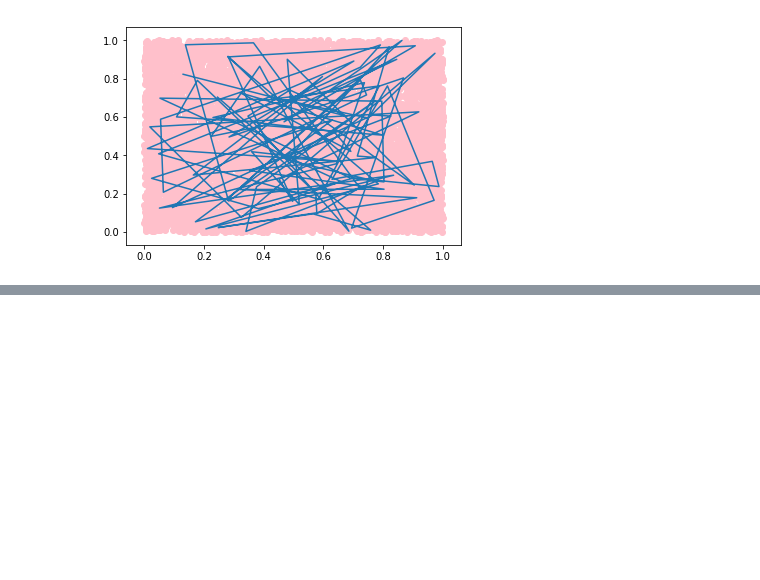
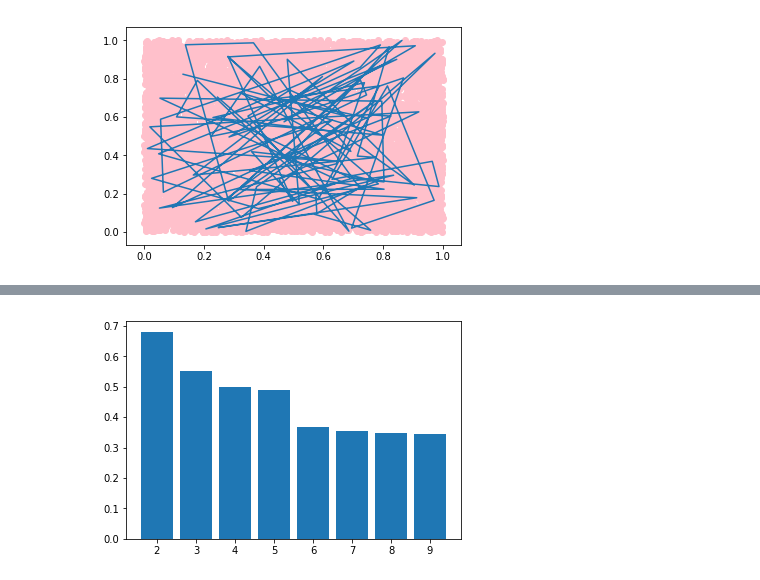
Before and after one commit to yoyo841113/hello-world, a Jupyter notebook: B03090071.ipynb, the cells around one changed output, grey strips where cells are left out. Cells and saved outputs as stored; diff of their text form; code cells hidden in the pictures; blank space fills up the shorter version.

```diff
--- a/B03090071.ipynb
+++ b/B03090071.ipynb
@@ -160,0 +186,5 @@ pt.show()
+# %%
+#Scikit Learn 機器學習
+from sklearn import datasets  #datasets是資料集
+iris=datasets.load_iris()  #iris是鳶尾花的資料庫
+iris
@@ -160,0 +209,7 @@ pt.show()
+# %%
+from sklearn import datasets
+iris=datasets.load_iris()
+print(iris["DESCR"])  #資料集描述資料
+print(iris["feature_names"])  #資料集欄位名稱
+print(iris["data"])   #資料集的資料
+print(iris["target"])   #資料集的分類結果
@@ -160,0 +234,9 @@ pt.show()
+# %%
+#KMeans演算法
+from sklearn import datasets,cluster #從sklearn模組的子模組:dotasrts & cluster 中取得iris資料庫
+iris=datasets.load_iris()
+#print(iris["DESCR"])
+#print(iris["data"])
+print(iris["target"]) #正確值
+iris_kmeans=cluster.KMeans(n_clusters=3).fit(iris["data"]) #用kmeans將cluster分成三類
+print(iris_kmeans.labels_) #用kmeans分類結果
@@ -160,0 +254,10 @@ pt.show()
+# %%
+from sklearn import datasets,cluster,metrics
+iris=datasets.load_iris()
+#print(iris["DESCR"])
+#print(iris["data"])
+print(iris["target"])
+iris_kmeans=cluster.KMeans(n_clusters=3).fit(iris["data"])
+print(iris_kmeans.labels_)
+silhouette_avg=metrics.silhouette_score(iris["data"],iris_kmeans.labels_)
+print(silhouette_avg) #值越接近一越好
@@ -160,0 +276,15 @@ pt.show()
+# %%
+#越迴圈觀察要分成幾類才是最接近正確值
+from sklearn import datasets,cluster,metrics
+import matplotlib.pyplot as plt #畫圈的模組
+iris=datasets.load_iris()
+silhouette_avgs=[]
+ks=range(2,10)
+for k in ks: #python中的迴圈一定要縮排!才能run
+ iris_kmeans=cluster.KMeans(n_clusters=k).fit(iris["data"])
+ silhouette_avg=metrics.silhouette_score(iris["data"],iris_kmeans.labels_)
+ silhouette_avgs.append(silhouette_avg)#將結果放入silhouette_avg陣列
+plt.bar(ks,silhouette_avgs)
+plt.show()
+# %% [output]
+[figure, added]
```
Also changed, not shown: parts of 11 cells of this notebook.
